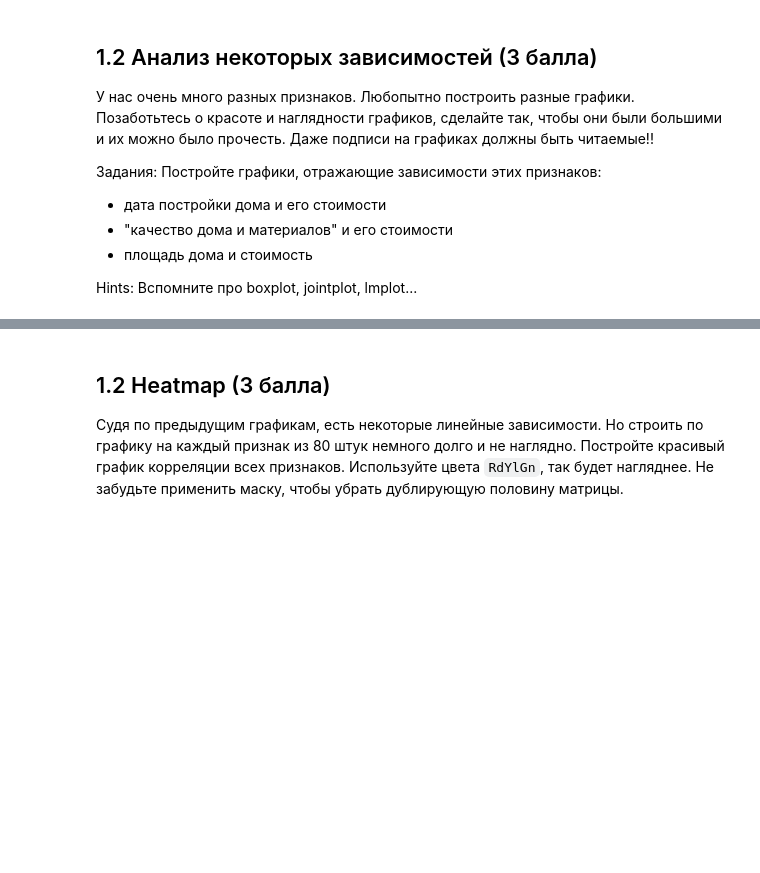
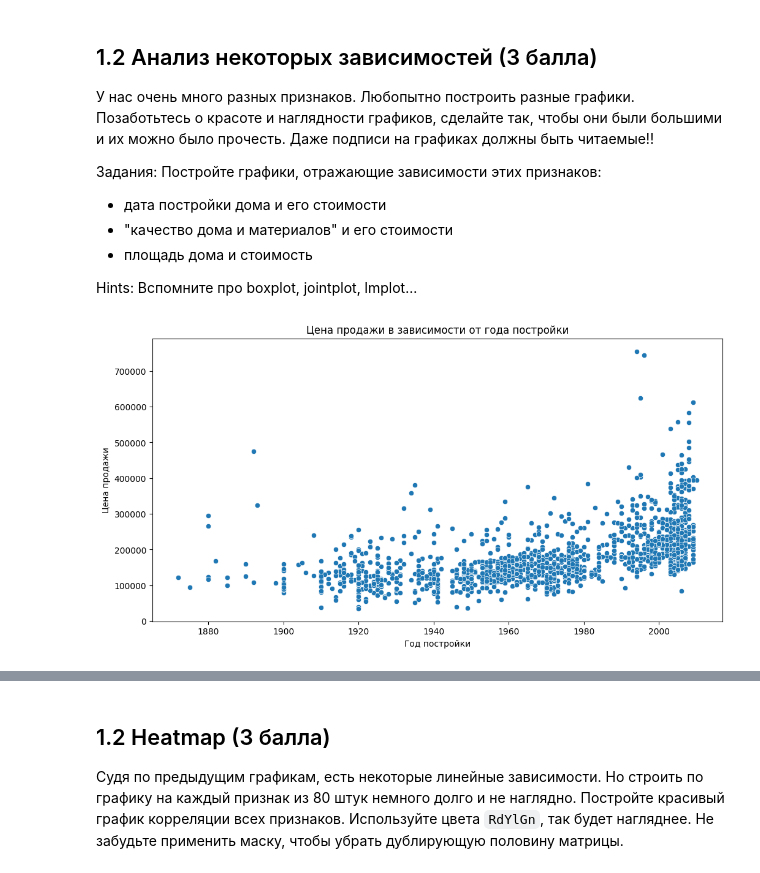
Before and after one commit to kristina-emil/Machine-learning, a Jupyter notebook: 02_linear_regression/03-hw-linear-regression.ipynb, the cells around one changed output, grey strips where cells are left out. Drawn from its saved outputs; the diff is of its cells as text; code cells hidden in the pictures; blank space fills up the shorter version.

```diff
--- a/02_linear_regression/03-hw-linear-regression.ipynb
+++ b/02_linear_regression/03-hw-linear-regression.ipynb
@@ -171,3 +196,14 @@ _Почему требуется нормальность распределен
 - площадь дома и стоимость
 
 Hints: Вспомните про boxplot, jointplot, lmplot...
+# %%
+
+# График рассеяния между YearBuilt и SalePrice
+plt.figure(figsize=(12, 6))
+sns.scatterplot(x='YearBuilt', y='SalePrice', data=df)
+plt.title('Цена продажи в зависимости от года постройки')
+plt.xlabel('Год постройки')
+plt.ylabel('Цена продажи')
+plt.show()
+# %% [output]
+[figure, added]
```
Also changed, not shown: parts of 15 cells of this notebook.
